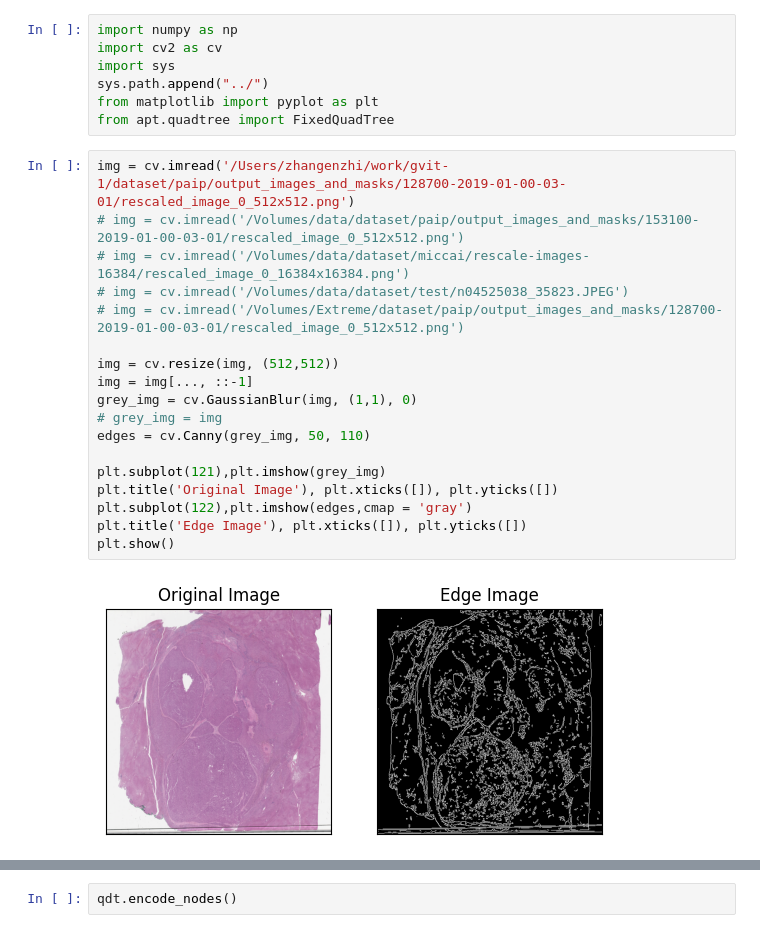
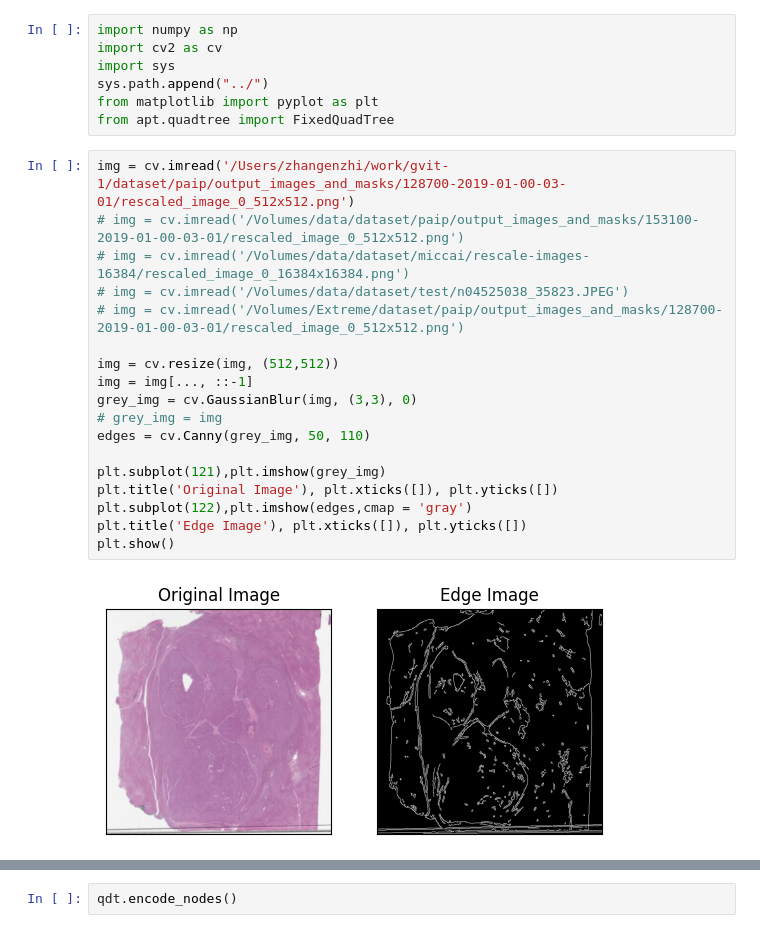
Before and after one commit to zhangenzhi/apt, a Jupyter notebook: utils/patchify.ipynb, the cells around one changed output, grey strips where cells are left out. Cells and saved outputs as stored; diff of their text form.

```diff
--- a/utils/patchify.ipynb
+++ b/utils/patchify.ipynb
@@ -8,23 +8,23 @@ from apt.quadtree import FixedQuadTree
 # %%
 img = cv.imread('/Users/zhangenzhi/work/gvit-1/dataset/paip/output_images_and_masks/128700-2019-01-00-03-01/rescaled_image_0_512x512.png')
 # img = cv.imread('/Volumes/data/dataset/paip/output_images_and_masks/153100-2019-01-00-03-01/rescaled_image_0_512x512.png')
 # img = cv.imread('/Volumes/data/dataset/miccai/rescale-images-16384/rescaled_image_0_16384x16384.png')
 # img = cv.imread('/Volumes/data/dataset/test/n04525038_35823.JPEG')
 # img = cv.imread('/Volumes/Extreme/dataset/paip/output_images_and_masks/128700-2019-01-00-03-01/rescaled_image_0_512x512.png')
 
 img = cv.resize(img, (512,512))
 img = img[..., ::-1]
-grey_img = cv.GaussianBlur(img, (1,1), 0)
+grey_img = cv.GaussianBlur(img, (3,3), 0)
 # grey_img = img
 edges = cv.Canny(grey_img, 50, 110)
 
 plt.subplot(121),plt.imshow(grey_img)
 plt.title('Original Image'), plt.xticks([]), plt.yticks([])
 plt.subplot(122),plt.imshow(edges,cmap = 'gray')
 plt.title('Edge Image'), plt.xticks([]), plt.yticks([])
 plt.show()
 # %% [output]
-[figure, old version]
+[figure, new version]
 # %%
 fig, ax = plt.subplots()
 ax.imshow(edges, cmap = 'gray')
```
Also changed, not shown: parts of 1 cell of this notebook, 2 other files.
